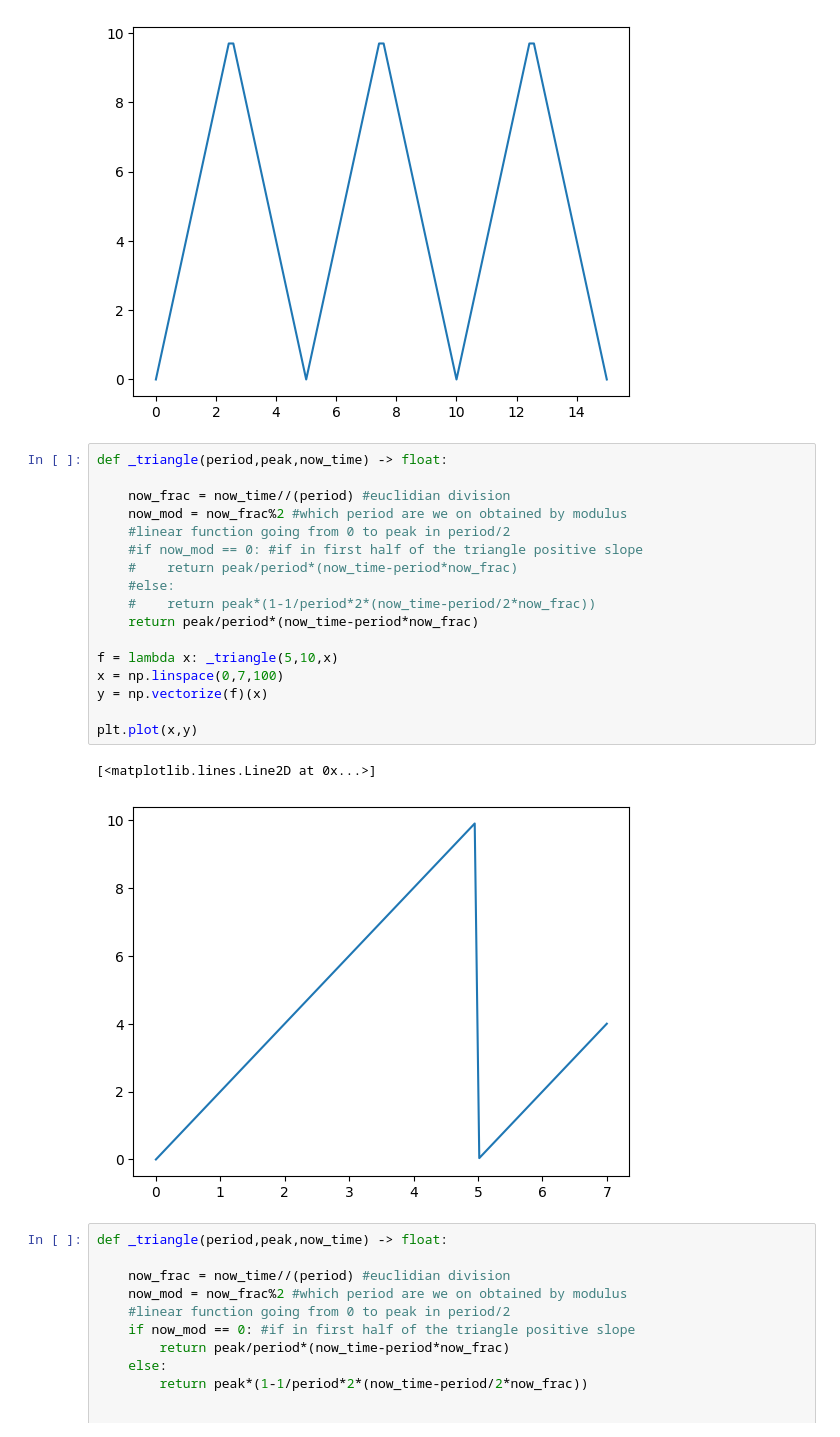
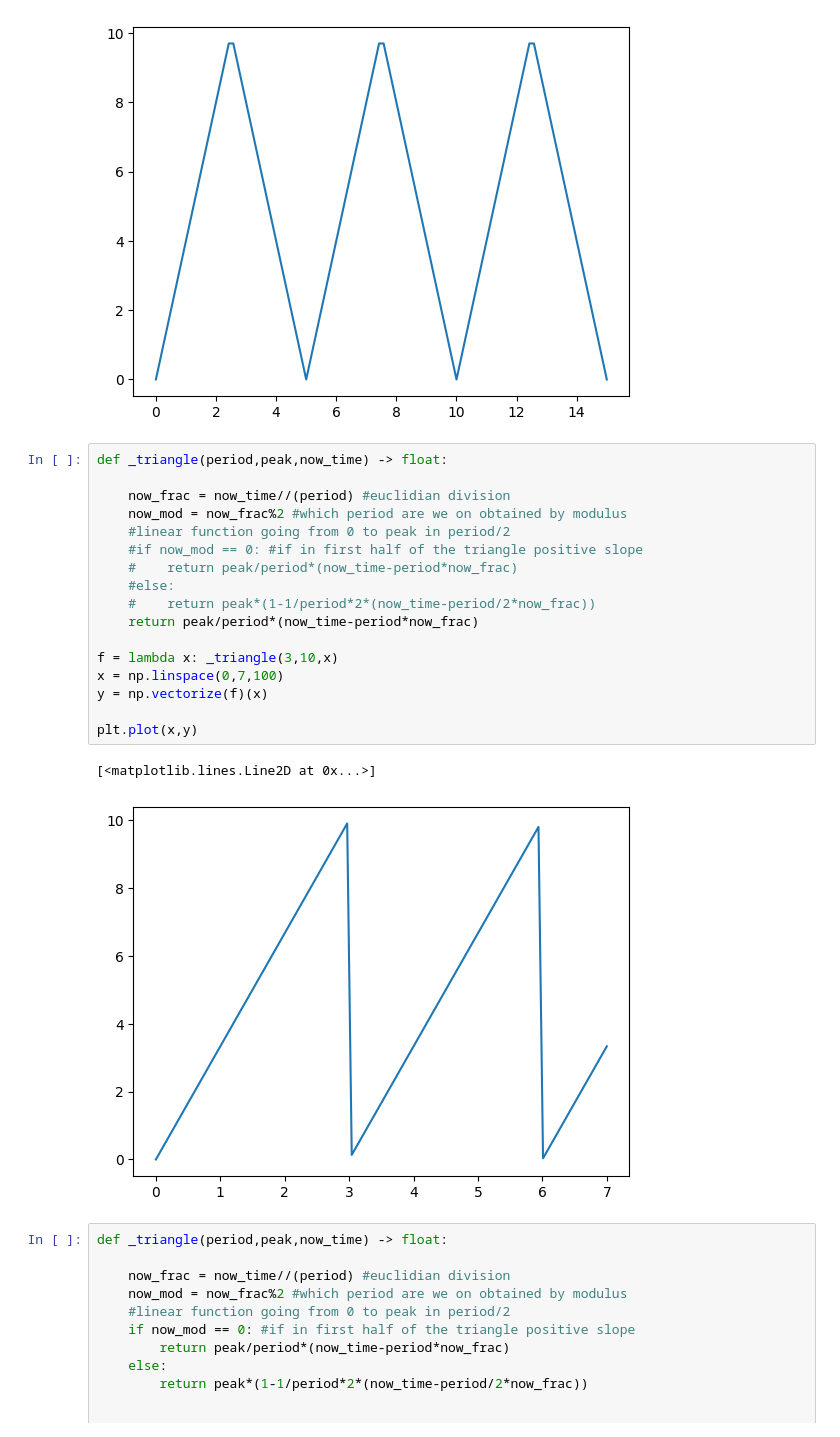
Before and after one commit to Driss-001/Capstone_G2_2022-2023, a Jupyter notebook: test.ipynb, the cells around one changed output. Drawn from its saved outputs; the diff is of its cells as text.

```diff
--- a/test.ipynb
+++ b/test.ipynb
@@ -134,23 +136,23 @@ plt.plot(x,y)
 # %%
 def _triangle(period,peak,now_time) -> float:
 
     now_frac = now_time//(period) #euclidian division
     now_mod = now_frac%2 #which period are we on obtained by modulus
     #linear function going from 0 to peak in period/2
     #if now_mod == 0: #if in first half of the triangle positive slope
     #    return peak/period*(now_time-period*now_frac)
     #else:
     #    return peak*(1-1/period*2*(now_time-period/2*now_frac))
     return peak/period*(now_time-period*now_frac)
 
-f = lambda x: _triangle(5,10,x)
+f = lambda x: _triangle(3,10,x)
 x = np.linspace(0,7,100)
 y = np.vectorize(f)(x)
 
 plt.plot(x,y)
 # %% [output]
 [<matplotlib.lines.Line2D at 0x...>]
-[figure, old version]
+[figure, new version]
 # %%
 def _triangle(period,peak,now_time) -> float:
 
```
Also changed, not shown: parts of 8 cells of this notebook, 2 other files.
